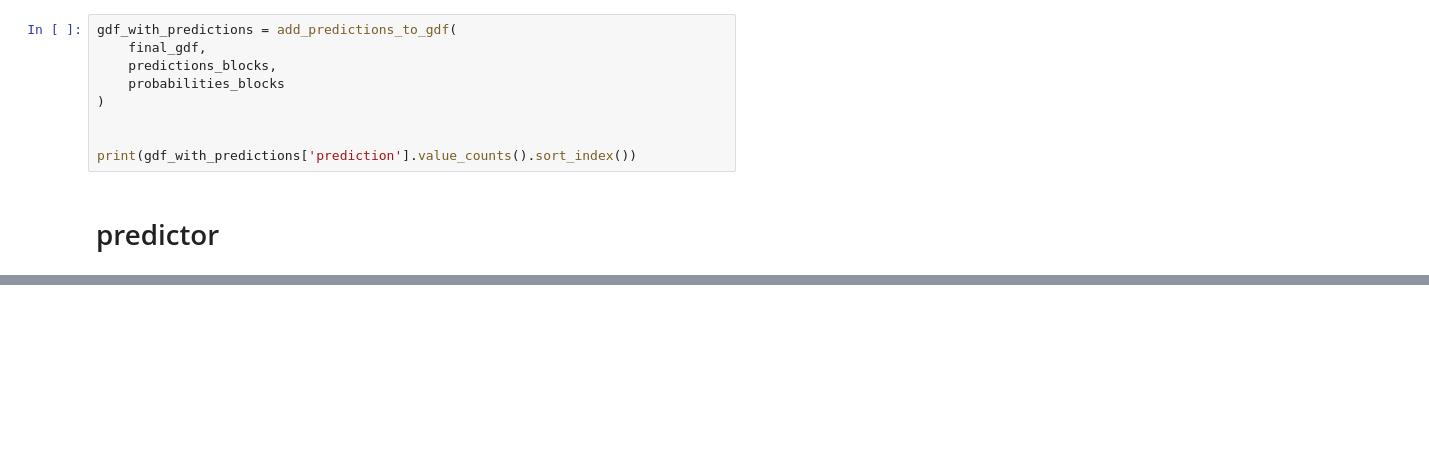
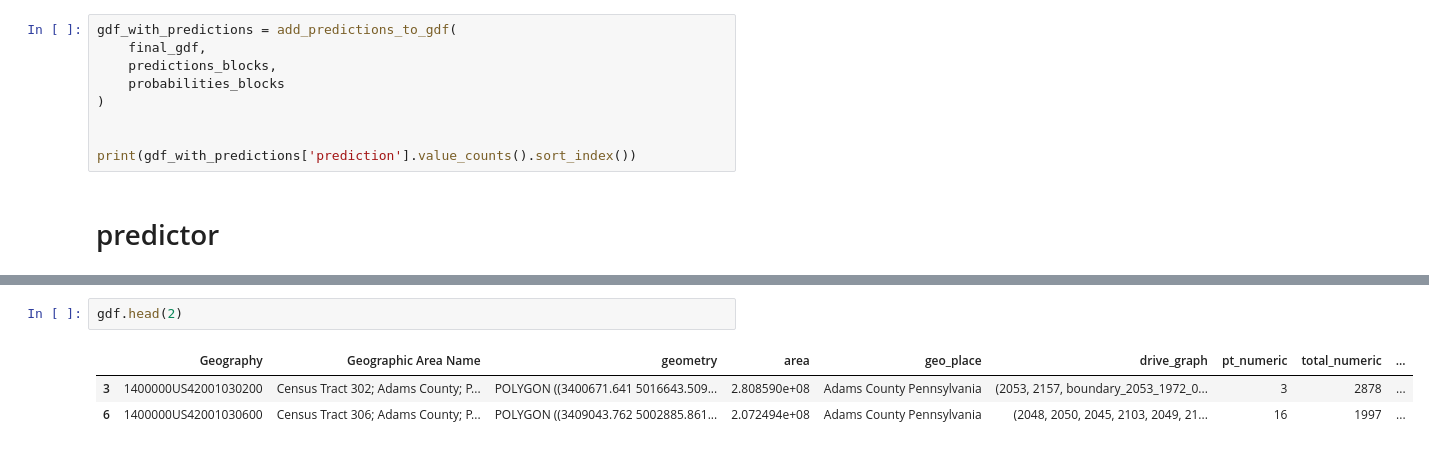
Before and after one commit to moryacho/corr_transport_street_pattern, a Jupyter notebook: predictor.ipynb, the cells around one changed output, grey strips where cells are left out. Cells and saved outputs as stored; diff of their text form; blank space fills up the shorter version.

```diff
--- a/predictor.ipynb
+++ b/predictor.ipynb
@@ -541,0 +612,6 @@ print(gdf_with_predictions['prediction'].value_counts().sort_index())
+# %%
+gdf.head(2)
+# %% [output]
+|  | Geography | Geographic Area Name | geometry | area | geo_place | drive_graph | pt_numeric | total_numeric | ... |
+| 3 | 1400000US42001030200 | Census Tract 302; Adams County; P... | POLYGON ((3400671.641 5016643.509... | 2.808590e+08 | Adams County Pennsylvania | (2053, 2157, boundary_2053_1972_0... | 3 | 2878 | ... |
+| 6 | 1400000US42001030600 | Census Tract 306; Adams County; P... | POLYGON ((3409043.762 5002885.861... | 2.072494e+08 | Adams County Pennsylvania | (2048, 2050, 2045, 2103, 2049, 21... | 16 | 1997 | ... |
```
Also changed, not shown: parts of 22 cells of this notebook.
